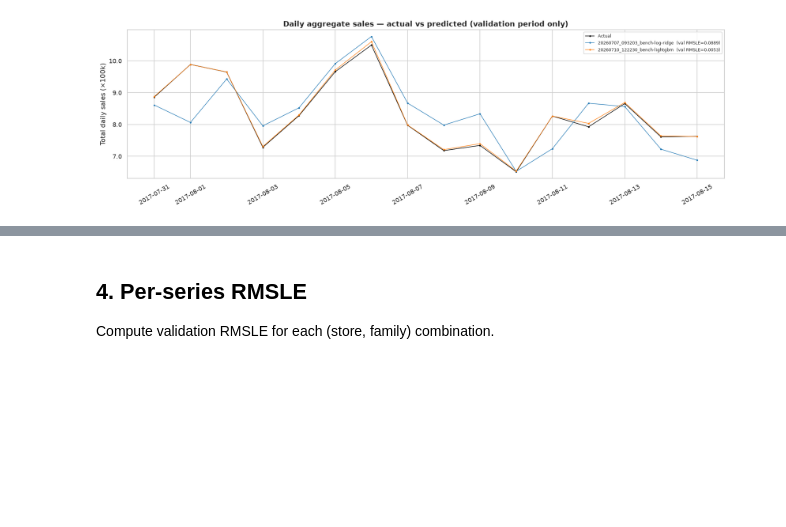
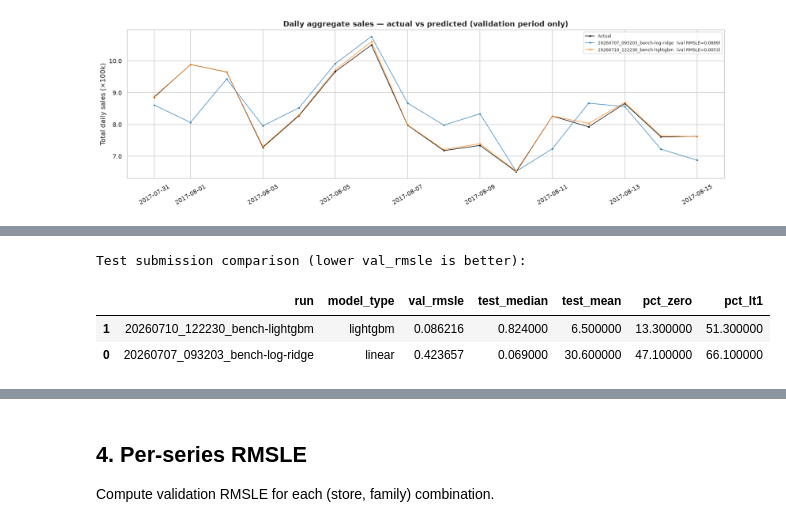
Before and after one commit to RickArko/kcom-store-sales, a Jupyter notebook: notebooks/visualize_predictions.ipynb, the cells around one changed output, grey strips where cells are left out. Saved outputs shown, nothing was run; the diff lists cells and outputs as text; code cells hidden in the pictures; blank space fills up the shorter version.

```diff
--- a/notebooks/visualize_predictions.ipynb
+++ b/notebooks/visualize_predictions.ipynb
@@ -37,34 +42,58 @@ Point to one or more completed run directories. The notebook loads the frozen co
 # ── CONFIGURE HERE ────────────────────────────────────────────────
 # Leave empty to auto-discover the best full-dataset runs (one per model type).
 RUN_DIRS: list[str] = []
+SUBMISSION_RUN_DIRS: list[str] = []  # defaults to RUN_DIRS; set wider list to compare more models
 # Or pin specific runs:
 # RUN_DIRS = [
 #     "outputs/runs/20260707_093203_bench-log-ridge",
 #     "outputs/runs/20260710_122230_bench-lightgbm",
 # ]
+# SUBMISSION_RUN_DIRS = [
+#     "outputs/runs/20260707_093203_bench-log-ridge",
+#     "outputs/runs/20260710_122230_bench-lightgbm",
+#     "outputs/runs/20260710_122543_bench-nixtla",
+#     "outputs/runs/20260710_122559_bench-toto",
+# ]
 # ──────────────────────────────────────────────────────────────────
 
 from store_sales.viz import discover_runs
+
+_discover_prefer = ["log-ridge", "lightgbm", "nixtla", "toto"]
 
 if RUN_DIRS:
     RUN_DIRS = [Path(d) for d in RUN_DIRS]
     for d in RUN_DIRS:
         assert d.exists(), f"Run directory not found: {d}"
 else:
-    discovered = discover_runs(Path("outputs/runs"), scope="full", prefer=["log-ridge", "lightgbm", "nixtla"])
+    discovered = discover_runs(
+        Path("outputs/runs"), scope="full", prefer=_discover_prefer
+    )
     if not discovered:
         raise FileNotFoundError(
             "No completed runs found. Train first:\n"
             "  make train-linear CONFIG=config/linear-log.yaml RUN_NAME=demo-log-ridge\n"
-            "  make train CONFIG=config/baseline.yaml RUN_NAME=demo-lightgbm"
+            "  make benchmark"
         )
     RUN_DIRS = discovered
+
+if SUBMISSION_RUN_DIRS:
+    SUBMISSION_RUN_DIRS = [Path(d) for d in SUBMISSION_RUN_DIRS]
+else:
+    SUBMISSION_RUN_DIRS = discover_runs(
+        Path("outputs/runs"), scope="full", prefer=_discover_prefer
+    )
+
+# Runs with a saved model (for val-period re-inference)
+INFER_RUN_DIRS = [d for d in RUN_DIRS if (d / "models" / "model.joblib").exists()]
 
 # How many (store, family) series to plot in the per-series view
 N_SERIES = 6
 
-print(f"Runs ({len(RUN_DIRS)}):")
-for d in RUN_DIRS:
+print(f"Inference runs ({len(INFER_RUN_DIRS)}):")
+for d in INFER_RUN_DIRS:
     cfg = load_config(str(d / "config.yaml"))
     print(f"  {d.name}  ({cfg['model']['type']})")
+print(f"Submission runs ({len(SUBMISSION_RUN_DIRS)}):")
+for d in SUBMISSION_RUN_DIRS:
+    print(f"  {d.name}")
 # %% [output]
@@ -168,0 +225,8 @@ plt.show()
+# %%
+print("Test submission comparison (lower val_rmsle is better):")
+display(submission_summary.style.background_gradient(subset=["pct_zero", "pct_lt1"], cmap="Reds"))
+# %% [output]
+Test submission comparison (lower val_rmsle is better):
+|  | run | model_type | val_rmsle | test_median | test_mean | pct_zero | pct_lt1 |
+| 1 | 20260710_122230_bench-lightgbm | lightgbm | 0.086216 | 0.824000 | 6.500000 | 13.300000 | 51.300000 |
+| 0 | 20260707_093203_bench-log-ridge | linear | 0.423657 | 0.069000 | 30.600000 | 47.100000 | 66.100000 |
```
Also changed, not shown: parts of 13 cells of this notebook, 2 other files.
